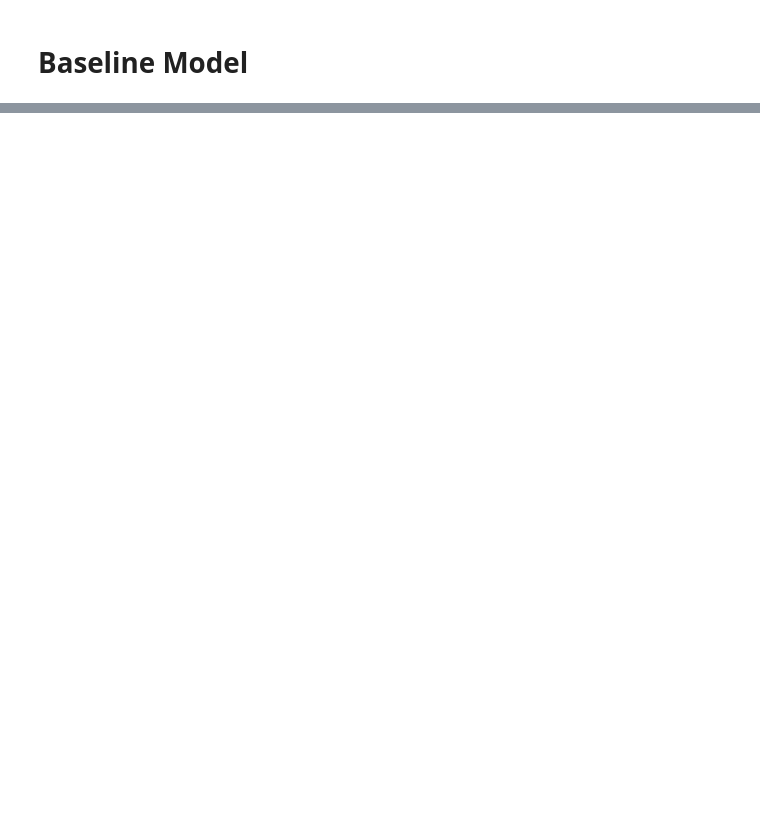
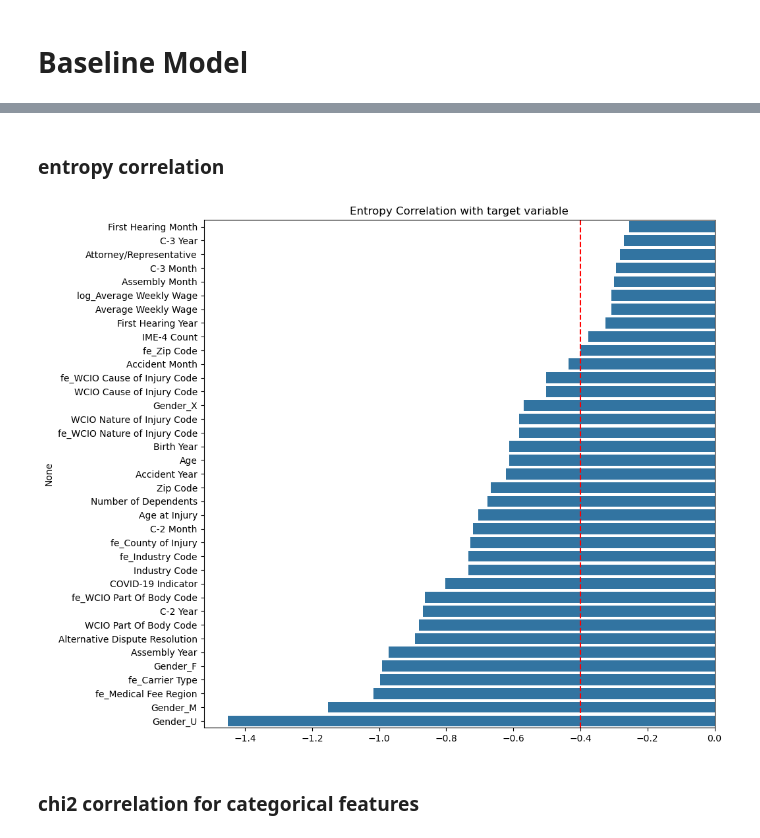
Before and after one commit to LeonardoDiCaterina/Machine_Learning_G19, a Jupyter notebook: Notebooks/Baseline_Model.ipynb, the cells around one changed output, grey strips where cells are left out. Drawn from its saved outputs; the diff is of its cells as text; code cells hidden in the pictures; blank space fills up the shorter version.

```diff
--- a/Notebooks/Baseline_Model.ipynb
+++ b/Notebooks/Baseline_Model.ipynb
@@ -207,0 +37,25 @@ IndentationError: unexpected indent (872194366.py, line 16)
+# %%
+y_int = y_str.astype(int)
+# partition the data X, y and y_2bin
+X_train, X_valid, y_train,y_valid = train_test_split(
+    train, y_int, test_size=0.2, random_state=0)
+# %%
+pr = PreProcessor1()
+print("------------updates---------------------")
+pr.update_casted_cols()
+print("------------set_casting---------------------")
+pr.set_castings(X_train)
+print("------------pipeline---------------------")
+df_train = pr.cast_pipeline(X_train)
+print("df after cast_pipeline:", df_train.shape)
+print("------------fillna---------------------")
+pr.update_fillna_list(df_train)
+df_train = pr.fillna_pipeline(df_train)
+print("df after fillna_pipeline:", df_train.shape)
+print("------------transformation---------------------")
+pr.set_transformations(df_train)
+df_train = pr.transformation_pipeline(df_train)
+print("df after transformation_pipeline:", df_train.shape)
+df_train= pr.scaling_pipeline(df_train)
+df_train = df_train.drop(columns=['Agreement Reached', 'WCB Decision'])
+df_train.info()
@@ -207,0 +121,3 @@ IndentationError: unexpected indent (872194366.py, line 16)
+# %%
+num_features = df_train.select_dtypes(include=[np.number]).columns
+obj_features = df_train.select_dtypes(include=[object,'string']).columns
@@ -207,0 +147,22 @@ IndentationError: unexpected indent (872194366.py, line 16)
+# %% [markdown]
+### entropy correlation
+# %%
+s_corr_y = []
+for col in num_features:
+    s_col = leo.two_col_entropy_corr(df_train[col], y_train)
+    s_col = log((s_col +1)/2)
+    s_corr_y.append(s_col)
+
+s_corr_y = pd.Series(s_corr_y, index=num_features).sort_values(ascending=False)
+s_corr_y = s_corr_y.sort_values(ascending=False)
+
+plt.figure(figsize=(10, 10))
+sns.barplot(x=s_corr_y.values, y=s_corr_y.index)
+plt.title('Entropy Correlation with target variable')
+# vertical line at 0.5
+plt.axvline(x=-0.4, color='r', linestyle='--')
+plt.show()
+# %% [output]
+[figure, added]
+# %% [markdown]
+### chi2 correlation for categorical features
```
Also changed, not shown: parts of 51 cells of this notebook, 1 other file.
